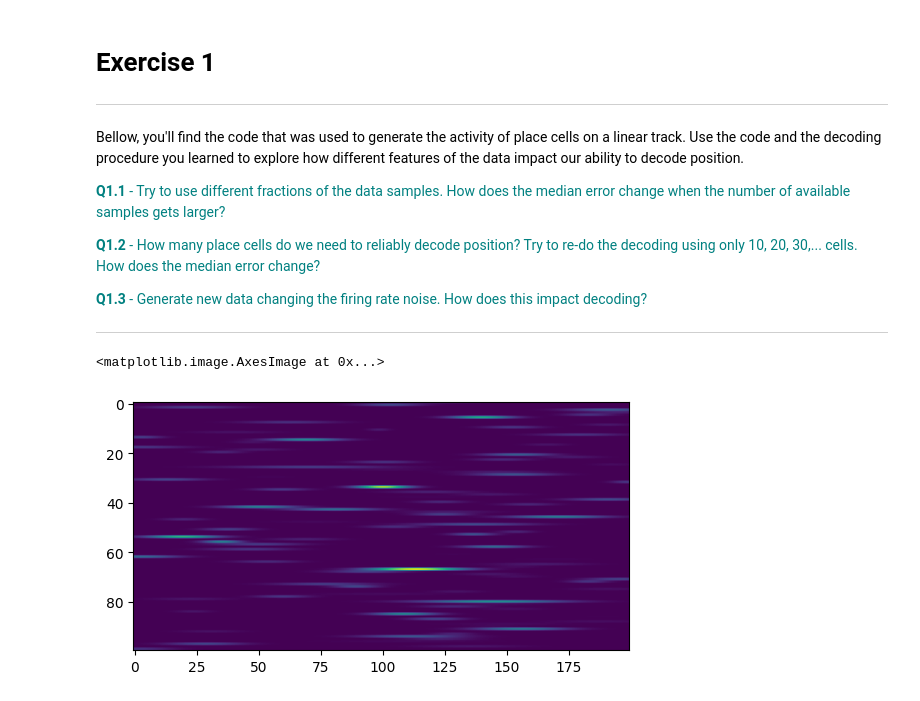
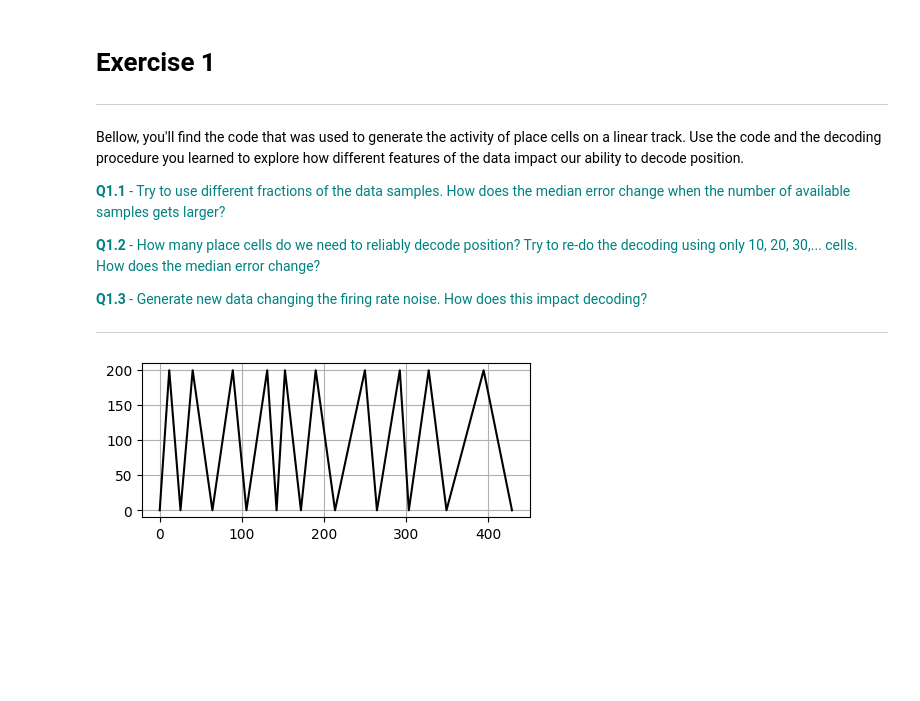
Before and after one commit to DanielaOS/NeuralAnalysis, a Jupyter notebook: Module_3/01-bayes-decoding/Bayes_decoding_exercises_mine.ipynb, the cells around one changed output. Drawn from its saved outputs; the diff is of its cells as text; code cells hidden in the pictures; blank space fills up the shorter version.

```diff
--- a/Module_3/01-bayes-decoding/Bayes_decoding_exercises_mine.ipynb
+++ b/Module_3/01-bayes-decoding/Bayes_decoding_exercises_mine.ipynb
@@ -19 +19,40 @@ import matplotlib.pyplot as plt
+# %%
+# Generate trajectory
+n_runs = 10
+use_stops = False
+avg_running_speed = 10
+fps = 10
+track_length = 200
+bins = np.arange(0, track_length)
+
+running_speed_a = np.random.chisquare(10, n_runs)
+running_speed_b = np.random.chisquare(10, n_runs)
+
+stopping_time_a = np.random.chisquare(15, n_runs)
+stopping_time_b = np.random.chisquare(15, n_runs)
+
+x = np.array([])
+
+for i in range(n_runs):
+
+    stop1 = np.zeros( int(stopping_time_a[i] * fps) )
+    run_length = int( len(bins) * fps / running_speed_a[i] )
+    run1 = np.linspace(0, float(len(bins) - 1), run_length)
+
+    stop2 = np.ones((int(stopping_time_b[i]*fps),)) * (len(bins) - 1.)
+    run_length = int( len(bins) * fps / running_speed_b[i] )
+    run2 = np.linspace(len(bins) - 1, 0, run_length)
+
+    if use_stops:
+        x = np.concatenate((x, stop1, run1, stop2, run2))
+    else:
+         x = np.concatenate((x, run1, run2))
+
+t = np.arange(len(x)) / fps
+
+plt.figure(figsize=(5,2))
+plt.plot(t, x, 'k')
+plt.grid()
+# %% [output]
+[figure, added]
 # %%
@@ -33,5 +70,0 @@ for i in range(n_cells):
-# %%
-plt.imshow(true_firing_rate_maps)
-# %% [output]
-<matplotlib.image.AxesImage at 0x...>
-[figure, removed]
```
Also changed, not shown: parts of 12 cells of this notebook, 6 other files.
